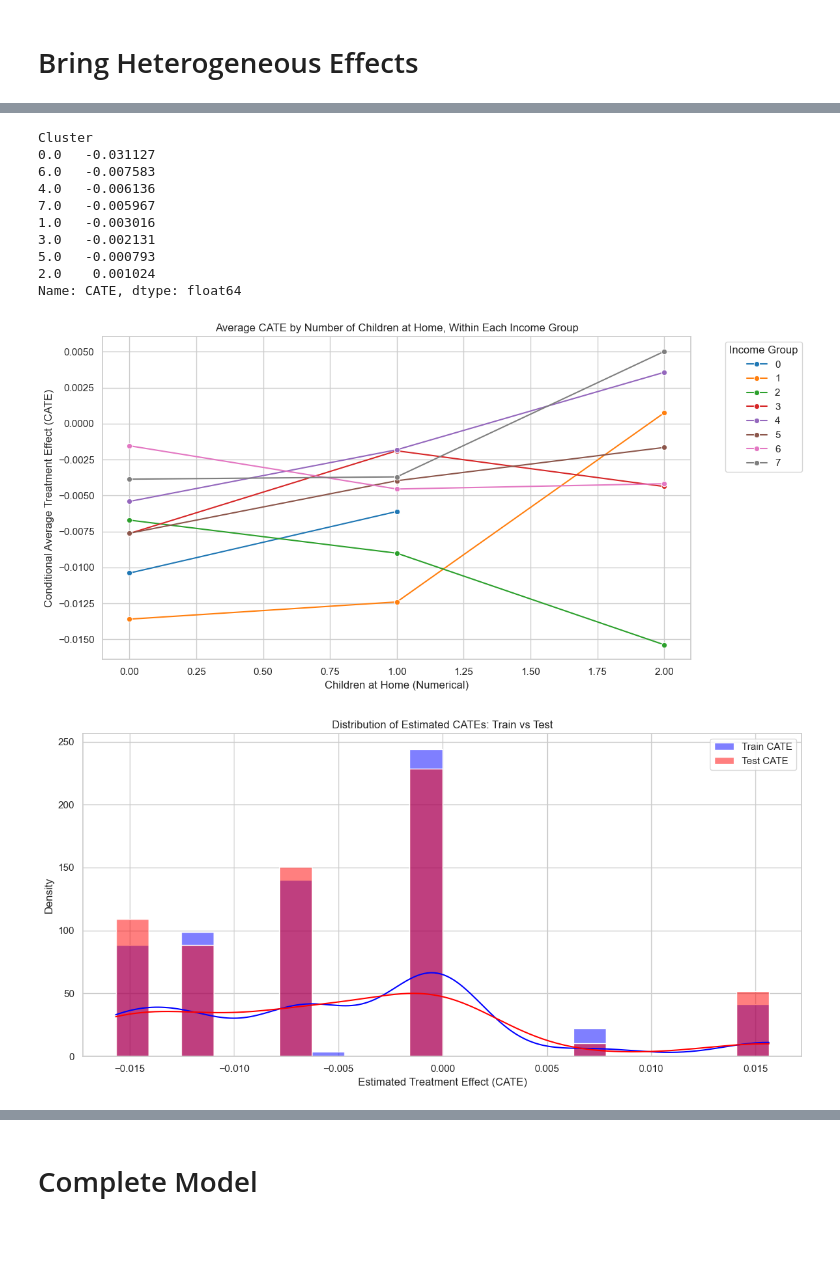
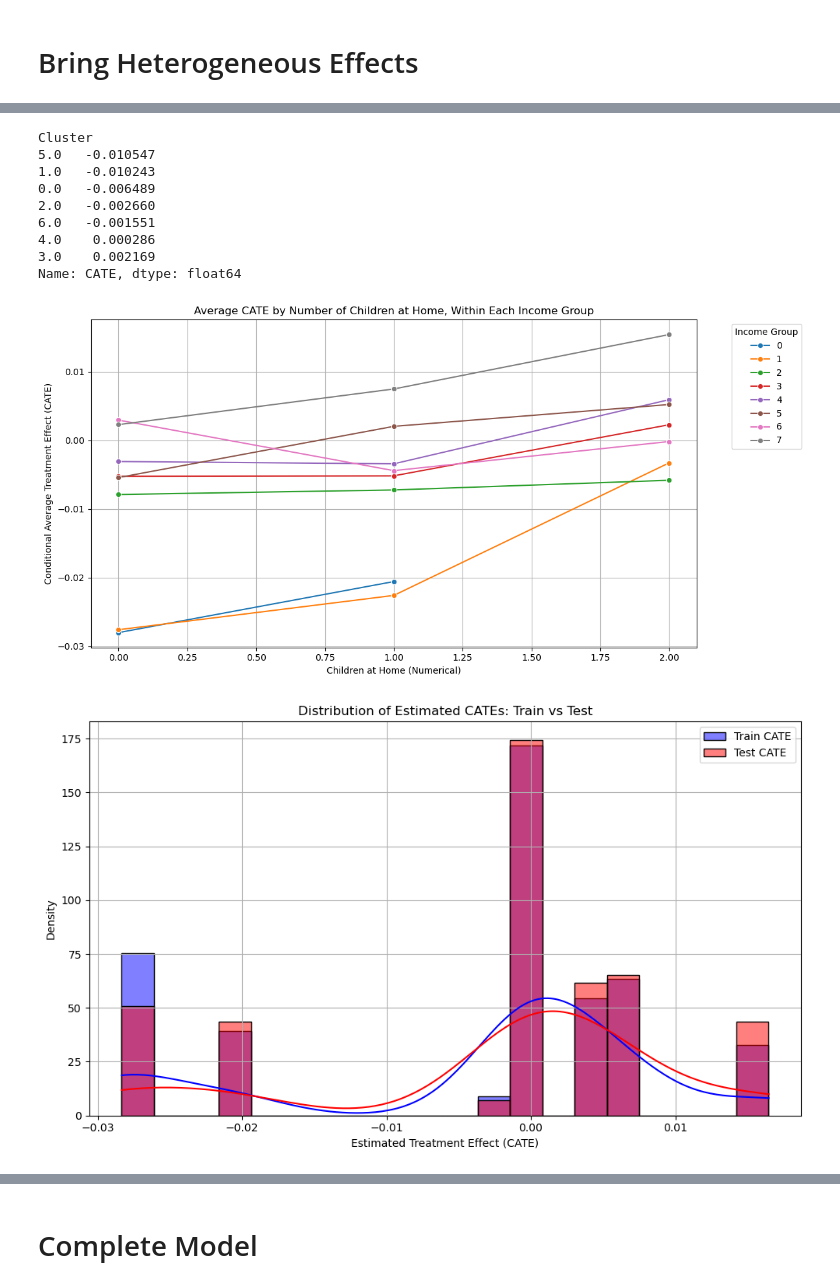
Before and after one commit to guri99uy/ST498_CAPSTONE, a Jupyter notebook: Notebooks/dynamic diff im diff.ipynb, the cells around one changed output, grey strips where cells are left out. Cells and saved outputs as stored; diff of their text form; code cells hidden in the pictures; blank space fills up the shorter version.

```diff
--- a/Notebooks/dynamic diff im diff.ipynb
+++ b/Notebooks/dynamic diff im diff.ipynb
@@ -335,7 +335,7 @@ Mismatched rows: 549
 import pandas as pd
 import os
 
-
+df_merged_with_clusters = pd.read_csv('ANON_ID_w_socio_and_clusters.csv')
 socio_df = df_merged_with_clusters
 
 # Drop rows where any feature is missing (NaN)
@@ -402,7 +402,17 @@ for col in feature_orders:
 print(socio_df.shape)
 
 socio_df.head()
-
+socio_df['Group'] = socio_df['Group'].map({'Intervention': 1, 'Control': 0})
 # Merge numeric socioeconomic data into main df
 df_model = socio_df
+
+# Only map if values are still strings
+if df_model['Group'].dtype == 'object':
+    df_model['Group'] = df_model['Group'].map({'Intervention': 1, 'Control': 0})
+    print("Group column successfully mapped to binary values.")
+else:
+    print("Group column is already numeric — no mapping applied.")
+
+# Optional: confirm result
+print("Unique values in Group column:", df_model['Group'].unique())
 # %% [output]
@@ -482,14 +494,13 @@ print(df_cate)
 # When there are many features,
 # %% [output]
 Cluster
-0.0   -0.031127
-6.0   -0.007583
-4.0   -0.006136
-7.0   -0.005967
-1.0   -0.003016
-3.0   -0.002131
-5.0   -0.000793
-2.0    0.001024
+5.0   -0.010547
+1.0   -0.010243
+0.0   -0.006489
+2.0   -0.002660
+6.0   -0.001551
+4.0    0.000286
+3.0    0.002169
 Name: CATE, dtype: float64
 # %%
 import seaborn as sns
@@ -524,7 +535,7 @@ plt.legend(title="Income Group", bbox_to_anchor=(1.05, 1), loc='upper left')
 plt.tight_layout()
 plt.show()
 # %% [output]
-[figure, old version]
+[figure, new version]
 # %%
 from sklearn.model_selection import train_test_split
 from sklearn.ensemble import RandomForestRegressor, RandomForestClassifier
@@ -535,22 +546,29 @@ import pandas as pd
 
 # 1. Define Variables
 #features = ['INCOME_CATEGORY_num', 'CHILDREN_AT_HOME_num', 'Cluster']
-features = ['Cluster']
-X = df_model[features]
-T = df_model['Group']
-Y = df_model['Delta']
+
+import pandas as pd
+
+# Step 1: Create dummies from the 'Cluster' column
+cluster_dummies = pd.get_dummies(df_model['Cluster'], prefix='Cluster', drop_first=False)
+
+# Step 2: Concatenate dummies to df_model
+df_model_with_dummies = pd.concat([df_model, cluster_dummies], axis=1)
+
+# Step 3: Select only the cluster dummy columns as features
+cluster_dummy_features = cluster_dummies.columns.tolist()  # e.g., ['Cluster_0', 'Cluster_1', ...]
+X = df_model_with_dummies[cluster_dummy_features]
+T = df_model_with_dummies['Group']
+Y = df_model_with_dummies['Delta']
+
+
+
 
 # 2. Train/Test Split
 X_train, X_test, T_train, T_test, Y_train, Y_test = train_test_split(
     X, T, Y, test_size=0.2, random_state=42
 )
-'''
-# 3. Fit Causal Forest on Train
-model_y = RandomForestRegressor(n_estimators=100, max_depth=5, random_state=42)
-model_t = RandomForestRegressor(n_estimators=100, max_depth=5, random_state=42)
-cf = CausalForestDML(model_y=model_y, model_t=model_t, random_state=42)
 
-'''
 model_y = RandomForestRegressor(n_estimators=500, min_samples_leaf=5)
 
 # model T -> uses features to predict the treatment T
@@ -571,32 +589,32 @@ cf = CausalForestDML(
     random_state=1
 )
 
 cf.fit(Y_train, T_train, X=X_train)
 # 4. Estimate CATE on both sets
 cate_train = cf.effect(X_train)
 cate_test = cf.effect(X_test)
 
 # 5. Plot Distributions
-plt.figure(figsize=(12, 6))
+plt.figure(figsize=(10, 6))
 sns.histplot(cate_train, color='blue', label='Train CATE', kde=True, stat="density",bins=20)
 sns.histplot(cate_test, color='red', label='Test CATE', kde=True, stat="density",bins=20)
 plt.title("Distribution of Estimated CATEs: Train vs Test")
 plt.xlabel("Estimated Treatment Effect (CATE)")
 plt.ylabel("Density")
 plt.legend()
 plt.grid(True)
 plt.tight_layout()
 plt.ylim()
 plt.show()
 
 # 6. Add to dataframe for downstream use (optional)
 df_model_train = X_train.copy()
 df_model_test = X_test.copy()
 df_model_train['CATE'] = cate_train
 df_model_test['CATE'] = cate_test
 
 
 # achieved X MSE (treatment effect) using CF only socio features
 # now i added this clusters, do we improve?
 # %% [output]
-[figure, old version]
+[figure, new version]
```
Also changed, not shown: parts of 26 cells of this notebook, 1 other file.
